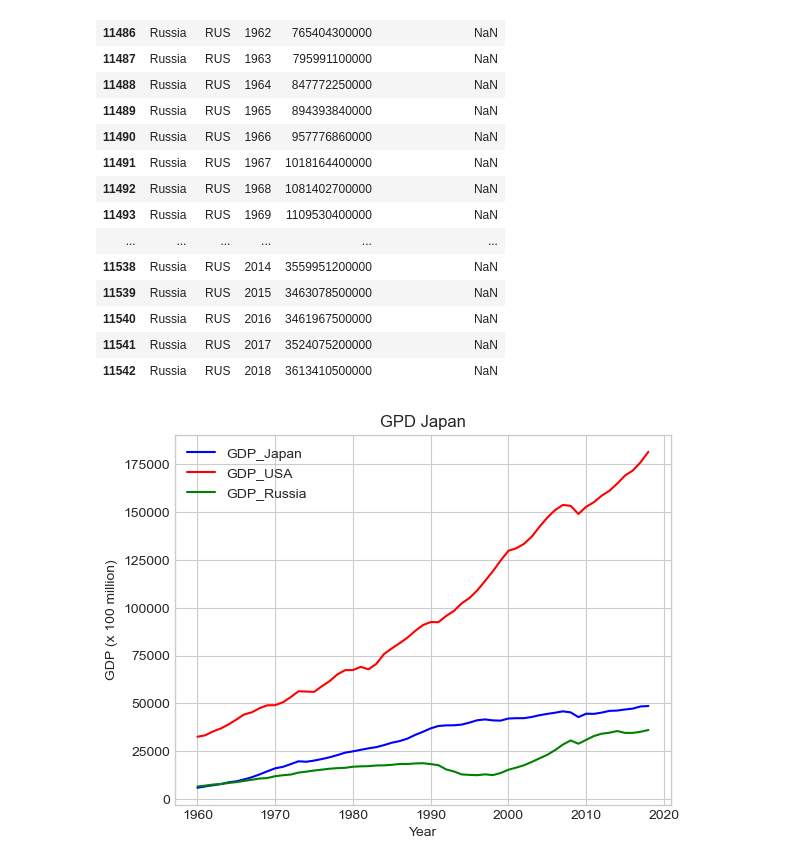
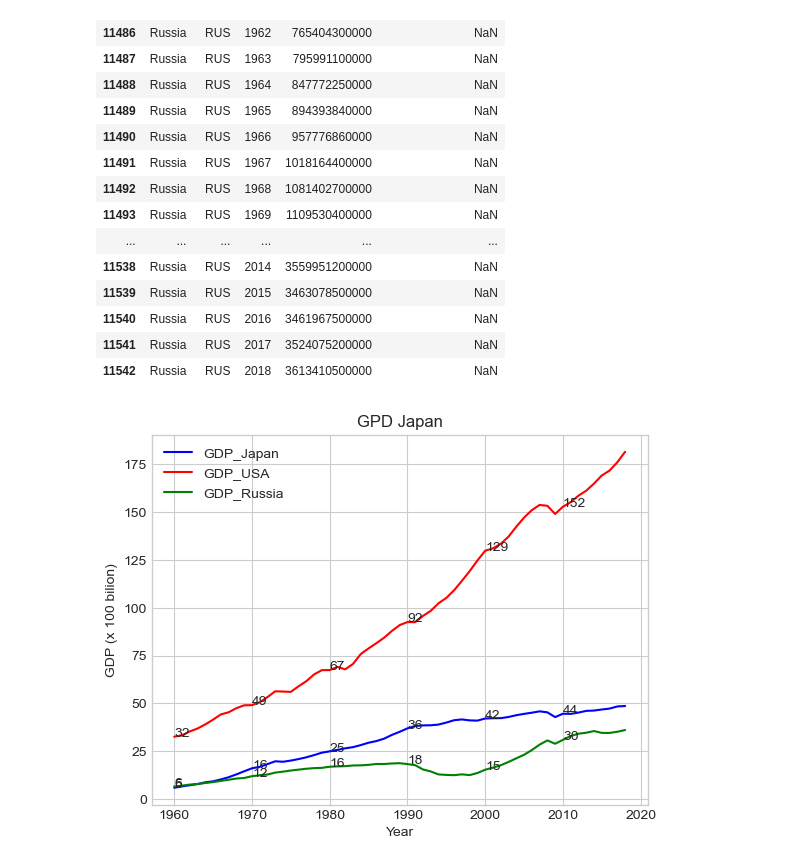
Before and after one commit to Khang2561/Japan_City_Analysis, a Jupyter notebook: analysis/gdp/gdp.ipynb, the cells around one changed output. Cells and saved outputs as stored; diff of their text form; code cells hidden in the pictures.

```diff
--- a/analysis/gdp/gdp.ipynb
+++ b/analysis/gdp/gdp.ipynb
@@ -44,18 +44,30 @@ df_Russia
 | 11540 | Russia | RUS | 2016 | 3461967500000 | NaN |
 | 11541 | Russia | RUS | 2017 | 3524075200000 | NaN |
 | 11542 | Russia | RUS | 2018 | 3613410500000 | NaN |
-# %%
-plt.plot(df_japan["Year"], df_japan["GDP"]/100000000, color="blue", label="GDP_Japan");
-plt.plot(df_america["Year"], df_america["GDP"]/100000000, color="red", label="GDP_USA");
-plt.plot(df_Russia["Year"], df_Russia["GDP"]/100000000, color="green", label="GDP_Russia");
-
-plt.axis("tight")
-plt.title ("GPD Japan")
-
-plt.legend();
-
-
-plt.xlabel("Year");
-plt.ylabel("GDP (x 100 million)");
-# %% [output]
-[figure, removed]
+# %%
+plt.plot(df_japan["Year"], df_japan["GDP"]/100000000000, color="blue", label="GDP_Japan");
+plt.plot(df_america["Year"], df_america["GDP"]/100000000000, color="red", label="GDP_USA");
+plt.plot(df_Russia["Year"], df_Russia["GDP"]/100000000000, color="green", label="GDP_Russia");
+
+for i,j in zip(df_japan["Year"],df_japan["GDP"]/100000000000):
+    if i%10==0:
+        plt.annotate(int(j),xy=(i,j))
+
+for i,j in zip(df_america["Year"],df_america["GDP"]/100000000000):
+    if i%10==0:
+        plt.annotate(int(j),xy=(i,j))
+
+for i,j in zip(df_Russia["Year"],df_Russia["GDP"]/100000000000):
+    if i%10==0:
+        plt.annotate(int(j),xy=(i,j))
+
+plt.axis("tight")
+plt.title ("GPD Japan")
+
+plt.legend();
+
+
+plt.xlabel("Year");
+plt.ylabel("GDP (x 100 bilion)");
+# %% [output]
+[figure, added]
```
